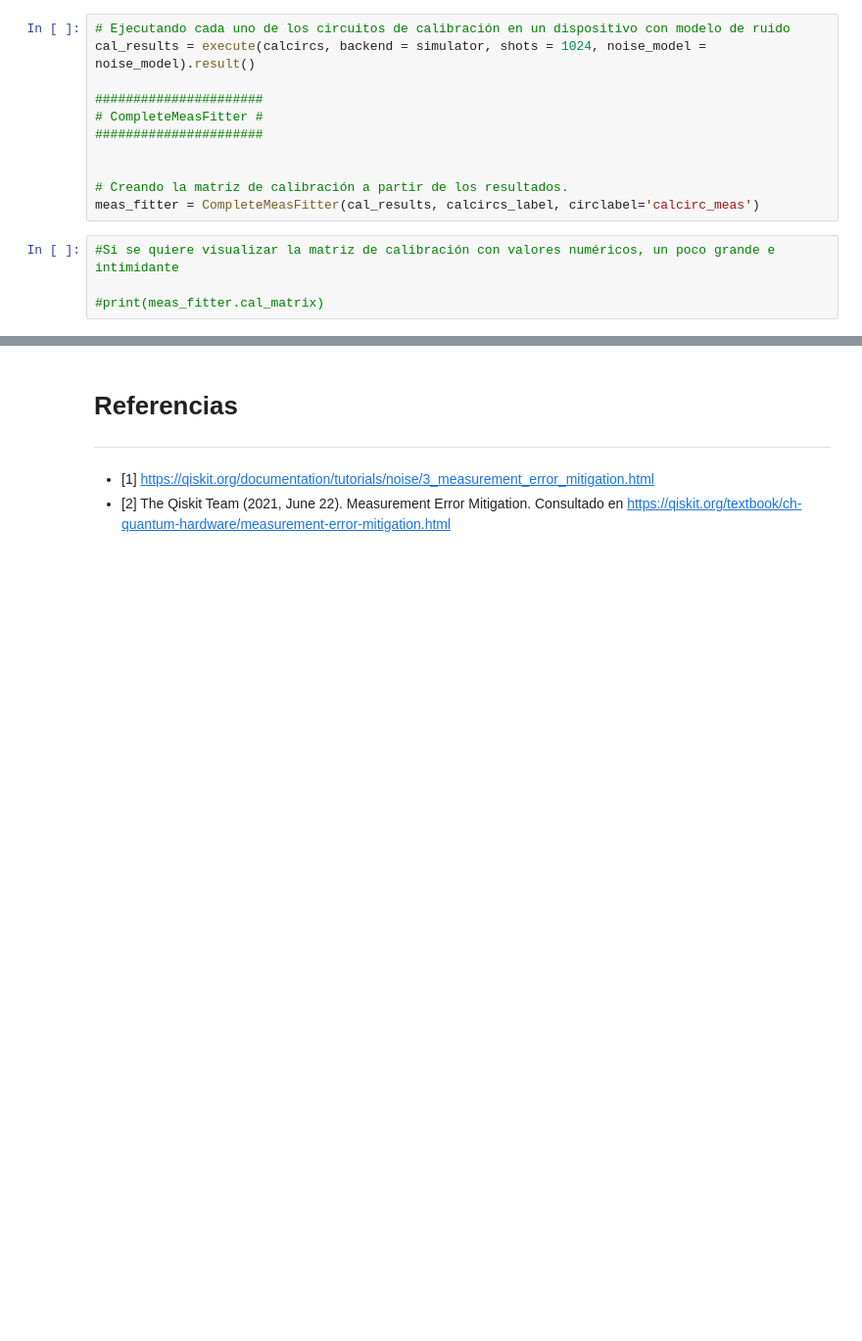
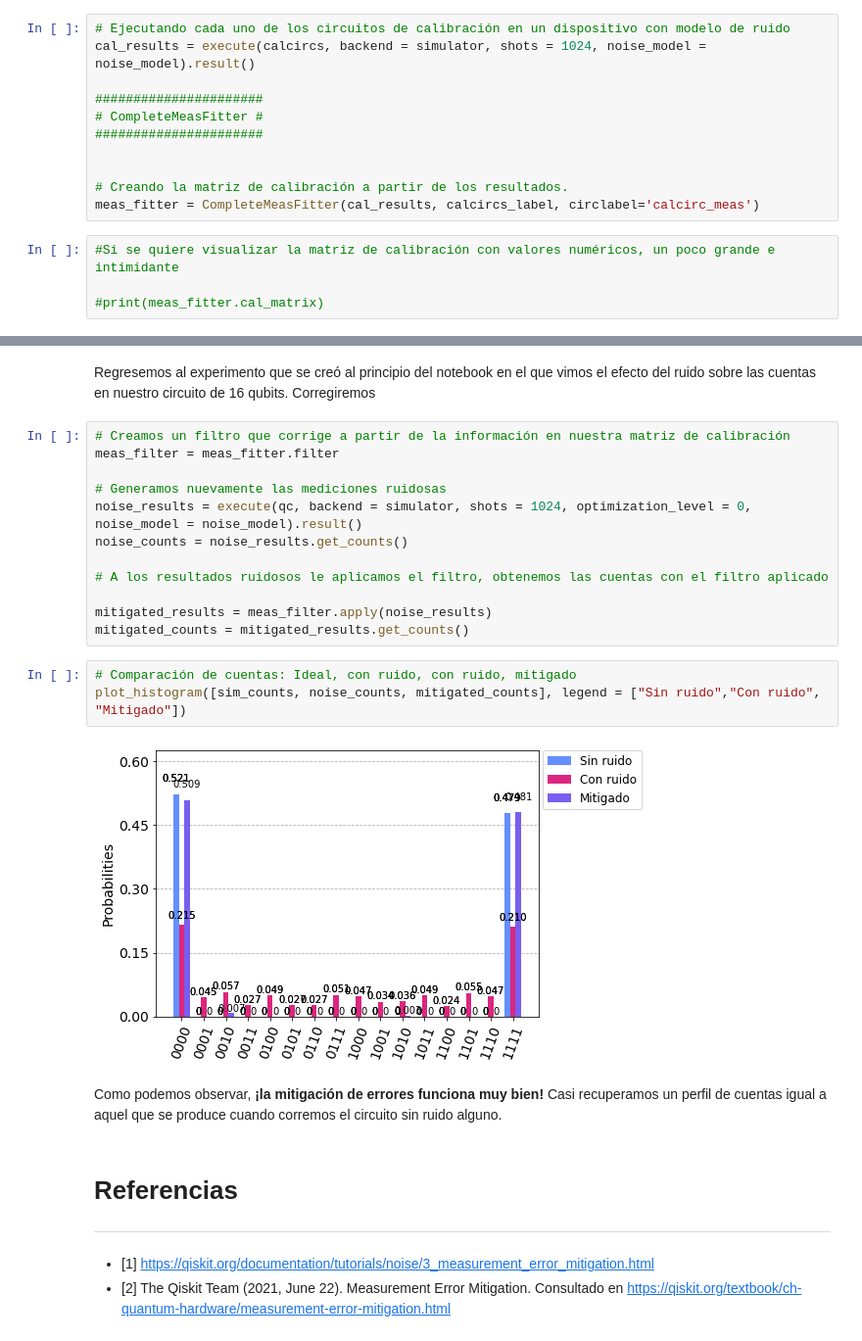
Before and after one commit to QMexico/taller-qiskit, a Jupyter notebook: 04_Qiskit_Ignis/03_Errores_de_Medicion.ipynb, the cells around one changed output, grey strips where cells are left out. Shown at 98% size. Cells and saved outputs as stored; diff of their text form; blank space fills up the shorter version.

Commit message:
Notebook finalizado

```diff
--- a/04_Qiskit_Ignis/03_Errores_de_Medicion.ipynb
+++ b/04_Qiskit_Ignis/03_Errores_de_Medicion.ipynb
@@ -215,3 +224,24 @@ Sólo hablar de la mitigación con pseudo inversa, la mitigación tensorada/tens
+# %% [markdown]
+Regresemos al experimento que se creó al principio del notebook en el que vimos el efecto del ruido sobre las cuentas en nuestro circuito de 16 qubits. Corregiremos
+# %%
+# Creamos un filtro que corrige a partir de la información en nuestra matriz de calibración
+meas_filter = meas_fitter.filter
+
+# Generamos nuevamente las mediciones ruidosas
+noise_results = execute(qc, backend = simulator, shots = 1024, optimization_level = 0, noise_model = noise_model).result()
+noise_counts = noise_results.get_counts()
+
+# A los resultados ruidosos le aplicamos el filtro, obtenemos las cuentas con el filtro aplicado
+
+mitigated_results = meas_filter.apply(noise_results)
+mitigated_counts = mitigated_results.get_counts()
+# %%
+# Comparación de cuentas: Ideal, con ruido, con ruido, mitigado
+plot_histogram([sim_counts, noise_counts, mitigated_counts], legend = ["Sin ruido","Con ruido", "Mitigado"])
+# %% [output]
+[figure, added]
+# %% [markdown]
+Como podemos observar, __¡la mitigación de errores funciona muy bien!__ Casi recuperamos un perfil de cuentas igual a aquel que se produce cuando corremos el circuito sin ruido alguno.
 # %% [markdown]
 <a id="secc3"></a>
 # Referencias
```
Also changed, not shown: parts of 11 cells of this notebook.
